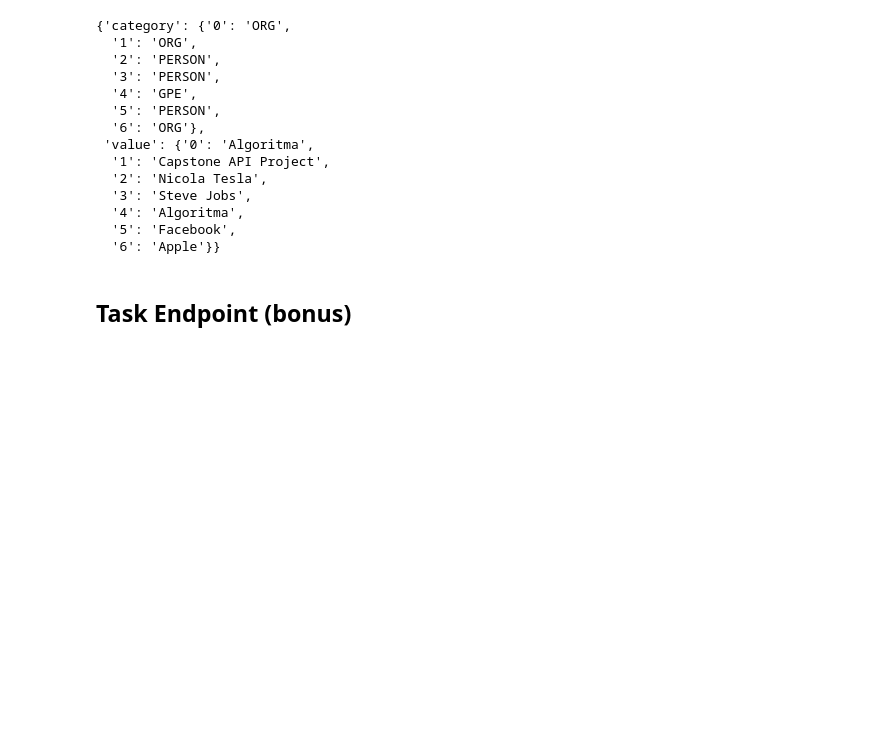
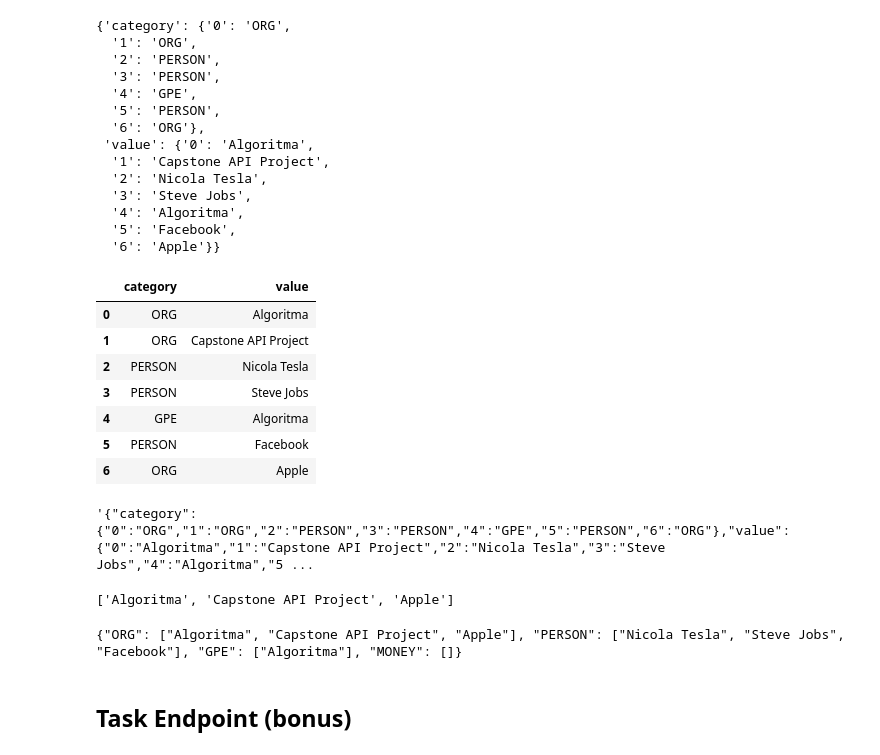
Before and after one commit to Eksanto/eksa-app, a Jupyter notebook: Capstone Guideline.ipynb, the cells around one changed output. Saved outputs shown, nothing was run; the diff lists cells and outputs as text; code cells hidden in the pictures; blank space fills up the shorter version.

```diff
--- a/Capstone Guideline.ipynb
+++ b/Capstone Guideline.ipynb
@@ -459,3 +498,20 @@ response.json()
   '4': 'Algoritma',
   '5': 'Facebook',
   '6': 'Apple'}}
+# %%
+eksa=pd.DataFrame(response.json())
+# %%
+eksa
+# %% [output]
+|  | category | value |
+| 0 | ORG | Algoritma |
+| 1 | ORG | Capstone API Project |
+| 2 | PERSON | Nicola Tesla |
+| 3 | PERSON | Steve Jobs |
+| 4 | GPE | Algoritma |
+| 5 | PERSON | Facebook |
+| 6 | ORG | Apple |
+# %%
+eksa.to_json()
+# %% [output]
+'{"category":{"0":"ORG","1":"ORG","2":"PERSON","3":"PERSON","4":"GPE","5":"PERSON","6":"ORG"},"value":{"0":"Algoritma","1":"Capstone API Project","2":"Nicola Tesla","3":"Steve Jobs","4":"Algoritma","5 ...
@@ -462,3 +523,17 @@ response.json()
+# %%
+org
+# %% [output]
+['Algoritma', 'Capstone API Project', 'Apple']
+# %%
+import json
+a={}
+a['ORG']=org
+a['PERSON']=per
+a['GPE']=gpe
+a['MONEY']=mone
+print(json.dumps(a))
+# %% [output]
+{"ORG": ["Algoritma", "Capstone API Project", "Apple"], "PERSON": ["Nicola Tesla", "Steve Jobs", "Facebook"], "GPE": ["Algoritma"], "MONEY": []}
 # %% [markdown]
 ## Task Endpoint (bonus)
 # %% [markdown]
```
Also changed, not shown: parts of 11 cells of this notebook.
